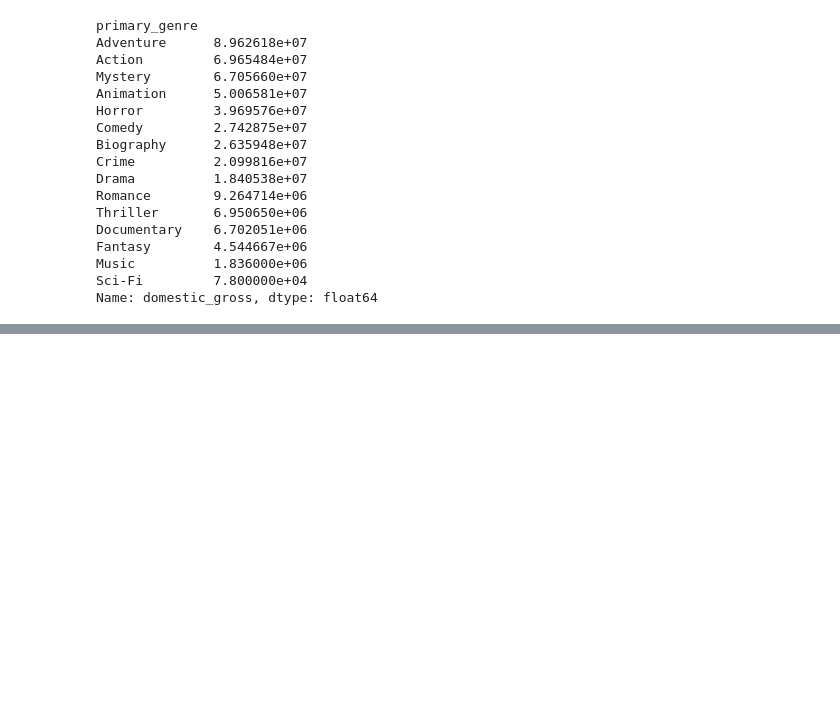
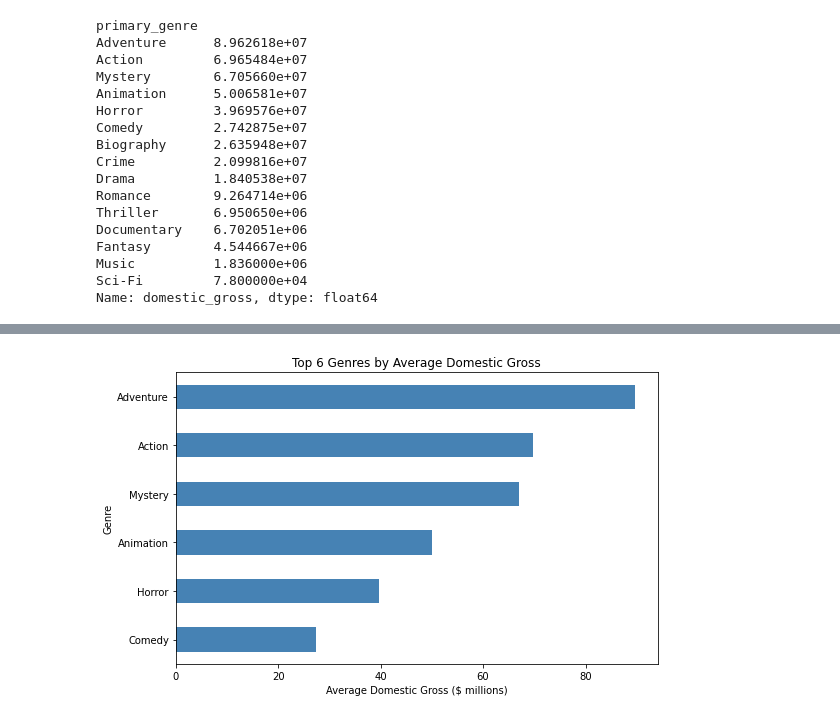
Before and after one commit to arlenestanley1/dsc-module-3-project-v3, a Jupyter notebook: student.ipynb, the cells around one changed output, grey strips where cells are left out. Cells and saved outputs as stored; diff of their text form; code cells hidden in the pictures; blank space fills up the shorter version.

Commit message:
Added Visualization on top 6 genres by avg domestic gross

```diff
--- a/student.ipynb
+++ b/student.ipynb
@@ -587,0 +603,3 @@ Name: domestic_gross, dtype: float64
+# %%
+financial_millions = (financial / 1_000_000).round(1)
+financial_millions
@@ -587,0 +624,12 @@ Name: domestic_gross, dtype: float64
+# %%
+top6 = financial_millions.head(6)
+# %%
+plt.figure(figsize=(8, 5))
+top6.sort_values().plot(kind='barh', color='steelblue')
+plt.title('Top 6 Genres by Average Domestic Gross')
+plt.xlabel('Average Domestic Gross ($ millions)')
+plt.ylabel('Genre')
+plt.tight_layout()
+plt.show()
+# %% [output]
+[figure, added]
```
Also changed, not shown: parts of 5 cells of this notebook.
